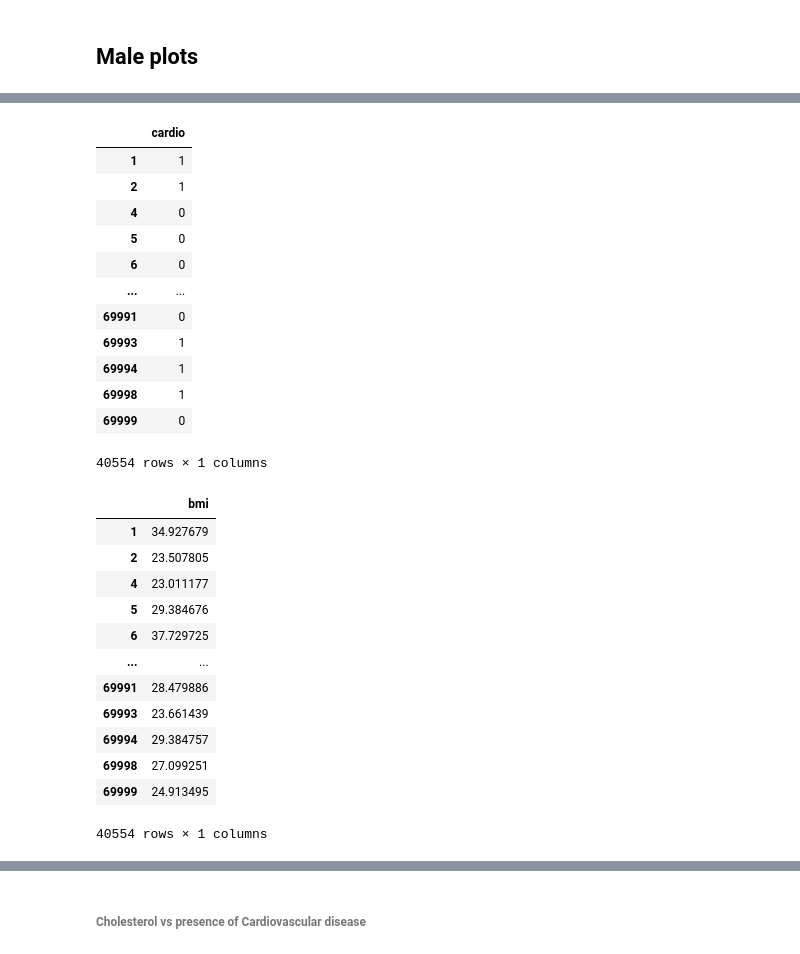
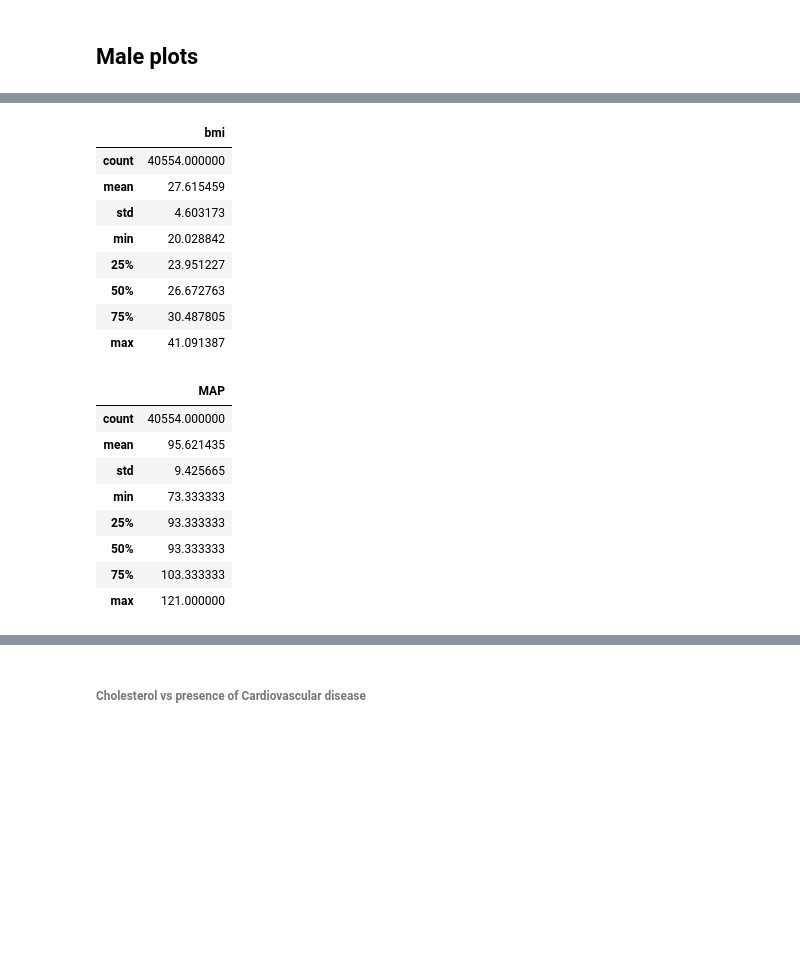
Before and after one commit to kelvtan96/EE0005, a Jupyter notebook: Project Code.ipynb, the cells around one changed output, grey strips where cells are left out. Cells and saved outputs as stored; diff of their text form; code cells hidden in the pictures; blank space fills up the shorter version.

```diff
--- a/Project Code.ipynb
+++ b/Project Code.ipynb
@@ -483,3 +235,6 @@ Recall: 0.6437945256842894
 # Data Visualisation
 # %% [markdown]
 ## Male plots
+# %%
+maleDF = newheartdata[newheartdata['gender'] == 1]
+maleDF
@@ -485,0 +255,4 @@ Recall: 0.6437945256842894
+# %%
+maleDF.drop(maleDF[(maleDF['ap_hi'] > maleDF['ap_hi'].quantile(0.975)) | (maleDF['ap_hi'] < maleDF['ap_hi'].quantile(0.025))].index,inplace=True)
+maleDF.drop(maleDF[(maleDF['ap_lo'] > maleDF['ap_lo'].quantile(0.975)) | (maleDF['ap_lo'] < maleDF['ap_lo'].quantile(0.025))].index,inplace=True)
+maleDF.drop(maleDF[(maleDF['bmi'] > maleDF['bmi'].quantile(0.975)) | (maleDF['bmi'] < maleDF['bmi'].quantile(0.025))].index,inplace=True)
@@ -486,4 +278,4 @@ Recall: 0.6437945256842894
 # %%
-maleDF = pd.DataFrame(male_df)
-maleDF
+maleSMOKE = pd.DataFrame(maleDF['smoke'])
+maleSMOKE.describe()
 # %% [output]
@@ -520,34 +304,26 @@ maleSMOKE
 # %%
-maleCARDIO = pd.DataFrame(maleDF['cardio'])
-maleCARDIO
+maleBMI = pd.DataFrame(maleDF['bmi'])
+maleBMI.describe()
 # %% [output]
-|  | cardio |
-| 1 | 1 |
-| 2 | 1 |
-| 4 | 0 |
-| 5 | 0 |
-| 6 | 0 |
-| ... | ... |
-| 69991 | 0 |
-| 69993 | 1 |
-| 69994 | 1 |
-| 69998 | 1 |
-| 69999 | 0 |
+|  | bmi |
+| count | 40554.000000 |
+| mean | 27.615459 |
+| std | 4.603173 |
+| min | 20.028842 |
+| 25% | 23.951227 |
+| 50% | 26.672763 |
+| 75% | 30.487805 |
+| max | 41.091387 |
-40554 rows × 1 columns
 # %%
-maleBMI = pd.DataFrame(maleDF['bmi'])
-maleBMI
+maleMAP = pd.DataFrame(maleDF['MAP'])
+maleMAP.describe()
 # %% [output]
-|  | bmi |
-| 1 | 34.927679 |
-| 2 | 23.507805 |
-| 4 | 23.011177 |
-| 5 | 29.384676 |
-| 6 | 37.729725 |
-| ... | ... |
-| 69991 | 28.479886 |
-| 69993 | 23.661439 |
-| 69994 | 29.384757 |
-| 69998 | 27.099251 |
-| 69999 | 24.913495 |
+|  | MAP |
+| count | 40554.000000 |
+| mean | 95.621435 |
+| std | 9.425665 |
+| min | 73.333333 |
+| 25% | 93.333333 |
+| 50% | 93.333333 |
+| 75% | 103.333333 |
+| max | 121.000000 |
-40554 rows × 1 columns
```
Also changed, not shown: parts of 186 cells of this notebook.
